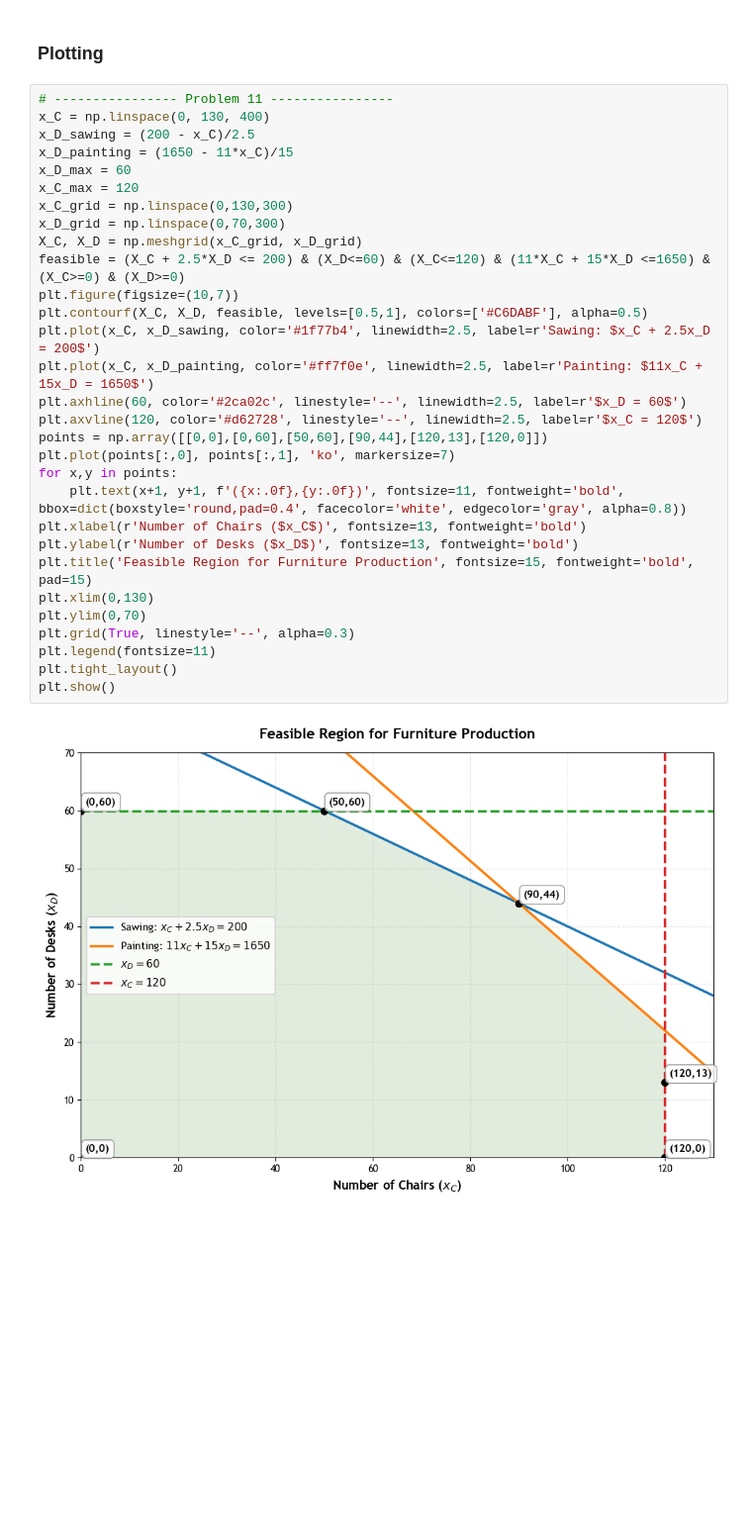
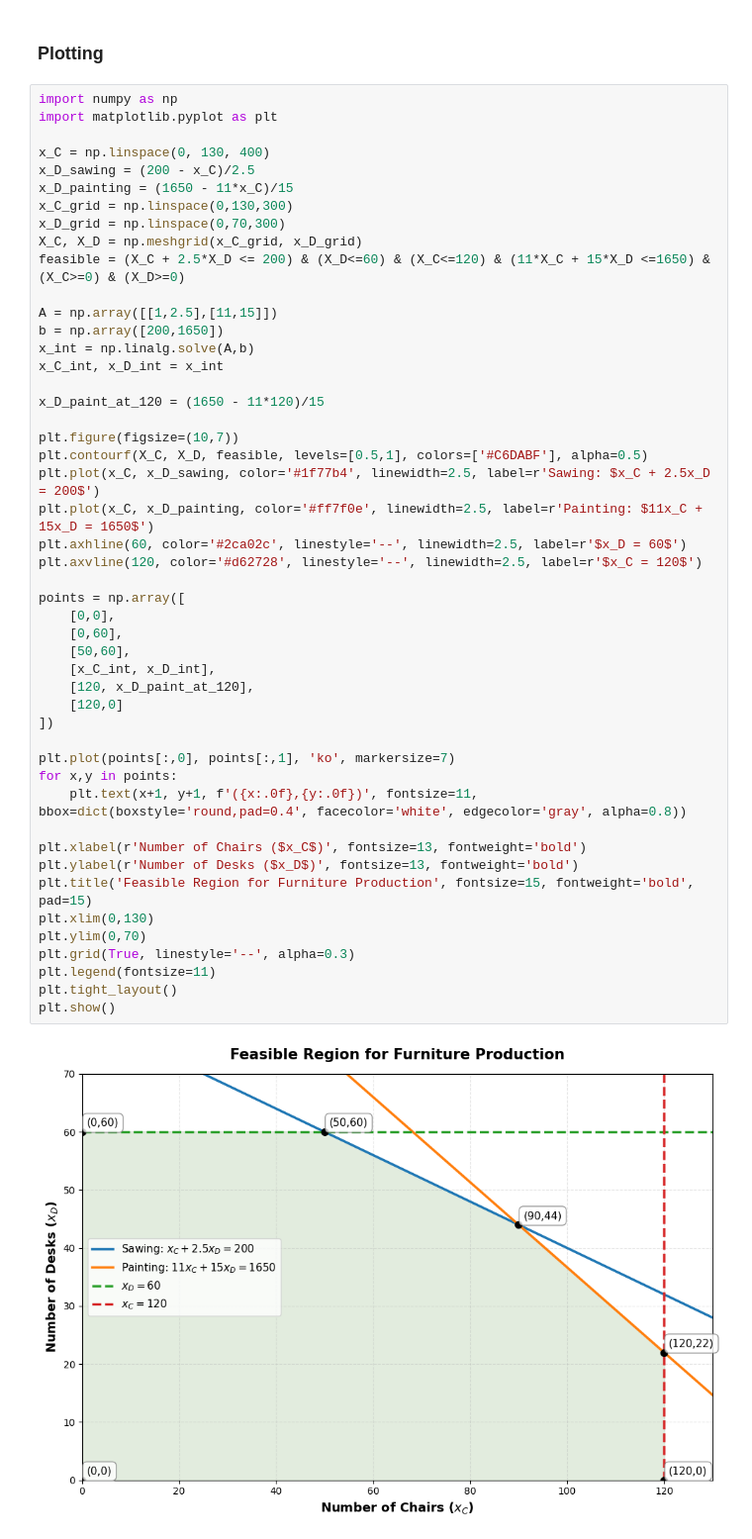
Before and after one commit to sothearith-min/ITC-OR, a Jupyter notebook: Slides/TD/TD1/Python_TD1.ipynb, the cells around one changed output. Shown: that part at 99% size. Saved outputs shown, nothing was run; the diff lists cells and outputs as text; blank space fills up the shorter version.

```diff
--- a/Slides/TD/TD1/Python_TD1.ipynb
+++ b/Slides/TD/TD1/Python_TD1.ipynb
@@ -492,34 +492,52 @@ Maximum profit Z = 8900.0
 # %% [markdown]
 ### **Plotting**
 # %%
-# ---------------- Problem 11 ----------------
+import numpy as np
+import matplotlib.pyplot as plt
+
 x_C = np.linspace(0, 130, 400)
 x_D_sawing = (200 - x_C)/2.5
 x_D_painting = (1650 - 11*x_C)/15
-x_D_max = 60
-x_C_max = 120
 x_C_grid = np.linspace(0,130,300)
 x_D_grid = np.linspace(0,70,300)
 X_C, X_D = np.meshgrid(x_C_grid, x_D_grid)
 feasible = (X_C + 2.5*X_D <= 200) & (X_D<=60) & (X_C<=120) & (11*X_C + 15*X_D <=1650) & (X_C>=0) & (X_D>=0)
+
+A = np.array([[1,2.5],[11,15]])
+b = np.array([200,1650])
+x_int = np.linalg.solve(A,b)
+x_C_int, x_D_int = x_int
+
+x_D_paint_at_120 = (1650 - 11*120)/15
+
 plt.figure(figsize=(10,7))
 plt.contourf(X_C, X_D, feasible, levels=[0.5,1], colors=['#C6DABF'], alpha=0.5)
 plt.plot(x_C, x_D_sawing, color='#1f77b4', linewidth=2.5, label=r'Sawing: $x_C + 2.5x_D = 200$')
 plt.plot(x_C, x_D_painting, color='#ff7f0e', linewidth=2.5, label=r'Painting: $11x_C + 15x_D = 1650$')
 plt.axhline(60, color='#2ca02c', linestyle='--', linewidth=2.5, label=r'$x_D = 60$')
 plt.axvline(120, color='#d62728', linestyle='--', linewidth=2.5, label=r'$x_C = 120$')
-points = np.array([[0,0],[0,60],[50,60],[90,44],[120,13],[120,0]])
+
+points = np.array([
+    [0,0],
+    [0,60],
+    [50,60],
+    [x_C_int, x_D_int],
+    [120, x_D_paint_at_120],
+    [120,0]
+])
+
 plt.plot(points[:,0], points[:,1], 'ko', markersize=7)
 for x,y in points:
-    plt.text(x+1, y+1, f'({x:.0f},{y:.0f})', fontsize=11, fontweight='bold', bbox=dict(boxstyle='round,pad=0.4', facecolor='white', edgecolor='gray', alpha=0.8))
+    plt.text(x+1, y+1, f'({x:.0f},{y:.0f})', fontsize=11,  bbox=dict(boxstyle='round,pad=0.4', facecolor='white', edgecolor='gray', alpha=0.8))
+
 plt.xlabel(r'Number of Chairs ($x_C$)', fontsize=13, fontweight='bold')
 plt.ylabel(r'Number of Desks ($x_D$)', fontsize=13, fontweight='bold')
 plt.title('Feasible Region for Furniture Production', fontsize=15, fontweight='bold', pad=15)
 plt.xlim(0,130)
 plt.ylim(0,70)
 plt.grid(True, linestyle='--', alpha=0.3)
 plt.legend(fontsize=11)
 plt.tight_layout()
 plt.show()
 # %% [output]
-[figure, old version]
+[figure, new version]
```
Also changed, not shown: 31 other files.
